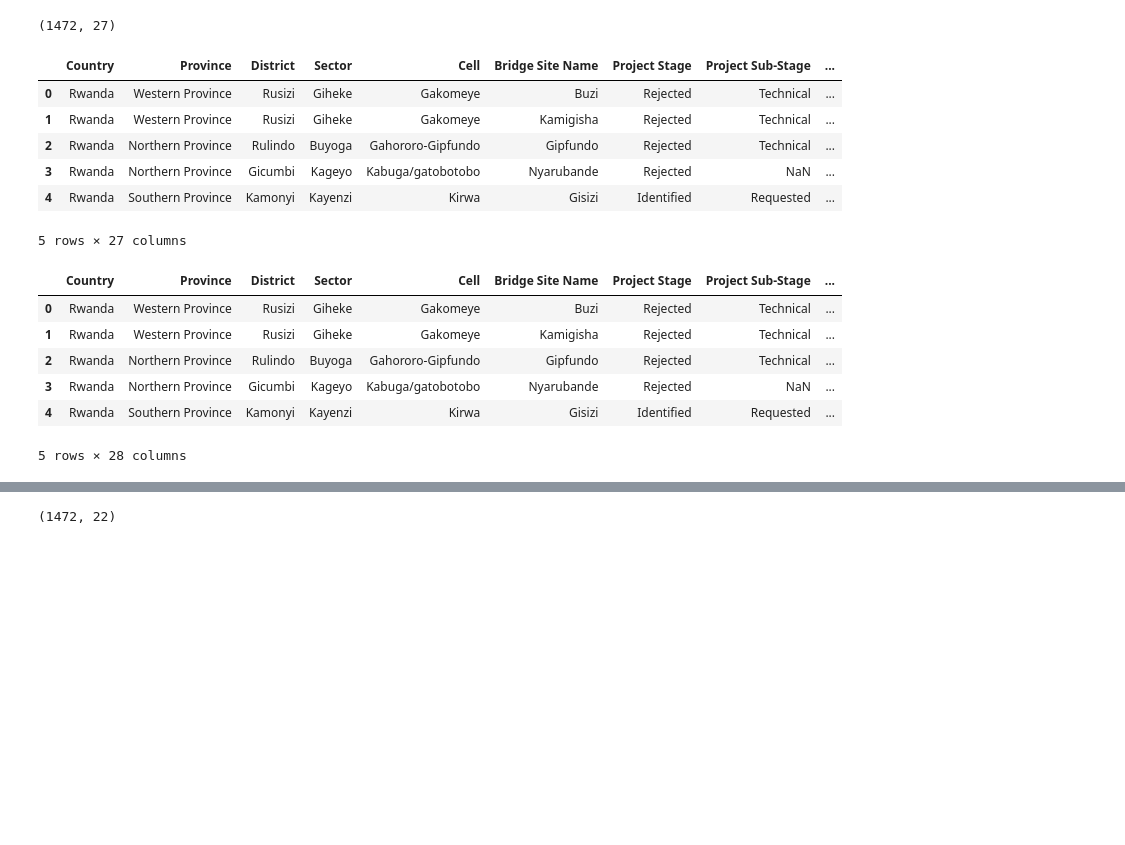
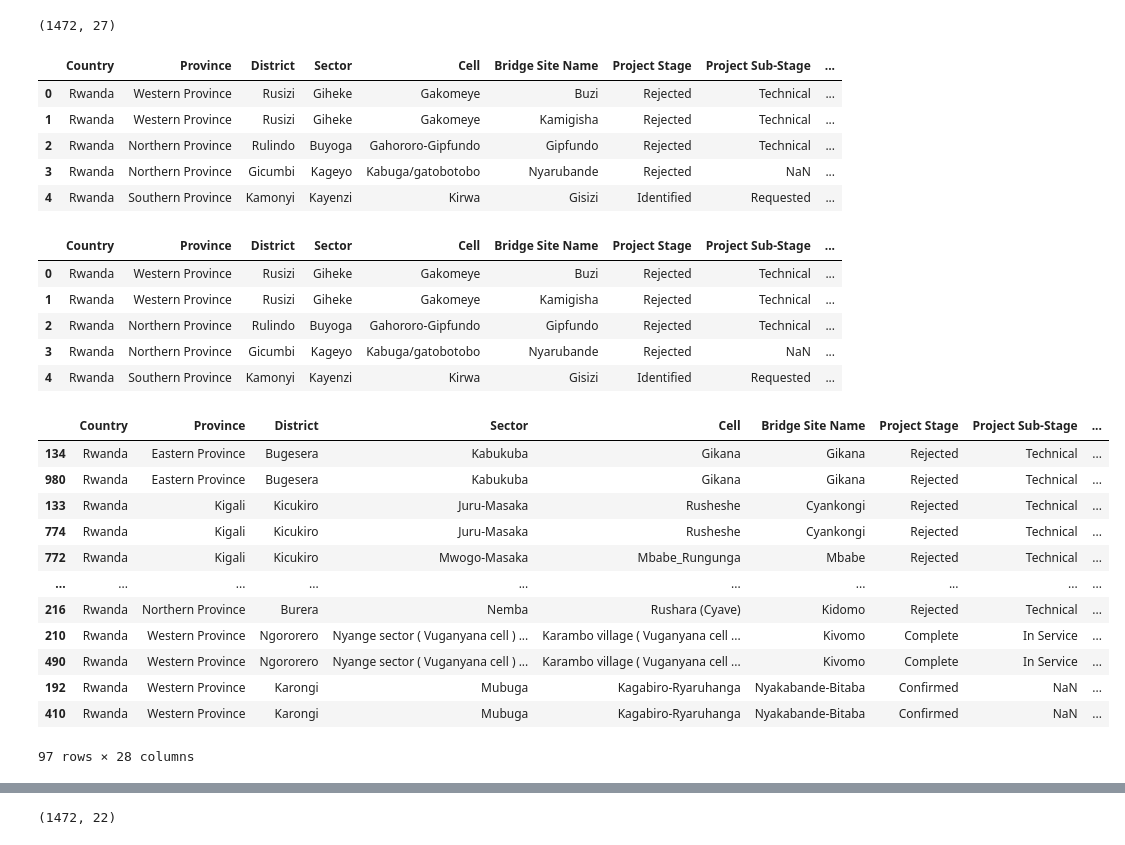
Before and after one commit to BloomTech-Labs/Labs25-Bridges_to_Prosperity-TeamC-ds, a Jupyter notebook: notebooks/b2p_cleaning.ipynb, the cells around one changed output, grey strips where cells are left out. Drawn from its saved outputs; the diff is of its cells as text; code cells hidden in the pictures; blank space fills up the shorter version.

```diff
--- a/notebooks/b2p_cleaning.ipynb
+++ b/notebooks/b2p_cleaning.ipynb
@@ -3,6 +3,7 @@ import pandas as pd
 import seaborn as sns
 # %%
 # Read in Bridge to prosperity data, and save to a dataframe
+pd.set_option('display.max_columns', None)
 file_path = '../B2P Rwanda Site Assessment Data_2020.06.03.csv'
 df = pd.read_csv(file_path, encoding='latin-1')
 print(df.shape)
@@ -15,7 +16,6 @@ df.head()
 | 2 | Rwanda | Northern Province | Rulindo | Buyoga | Gahororo-Gipfundo | Gipfundo | Rejected | Technical | ... |
 | 3 | Rwanda | Northern Province | Gicumbi | Kageyo | Kabuga/gatobotobo | Nyarubande | Rejected | NaN | ... |
 | 4 | Rwanda | Southern Province | Kamonyi | Kayenzi | Kirwa | Gisizi | Identified | Requested | ... |
-5 rows × 27 columns
 # %%
 # extract the dates from the 'Form: Form Name' column to its own date column
 
@@ -33,7 +33,22 @@ df.head()
 | 2 | Rwanda | Northern Province | Rulindo | Buyoga | Gahororo-Gipfundo | Gipfundo | Rejected | Technical | ... |
 | 3 | Rwanda | Northern Province | Gicumbi | Kageyo | Kabuga/gatobotobo | Nyarubande | Rejected | NaN | ... |
 | 4 | Rwanda | Southern Province | Kamonyi | Kayenzi | Kirwa | Gisizi | Identified | Requested | ... |
-5 rows × 28 columns
+# %%
+df[df['Project Code'].duplicated(keep=False)].sort_values(by='Project Code')
+# %% [output]
+|  | Country | Province | District | Sector | Cell | Bridge Site Name | Project Stage | Project Sub-Stage | ... |
+| 134 | Rwanda | Eastern Province | Bugesera | Kabukuba | Gikana | Gikana | Rejected | Technical | ... |
+| 980 | Rwanda | Eastern Province | Bugesera | Kabukuba | Gikana | Gikana | Rejected | Technical | ... |
+| 133 | Rwanda | Kigali | Kicukiro | Juru-Masaka | Rusheshe | Cyankongi | Rejected | Technical | ... |
+| 774 | Rwanda | Kigali | Kicukiro | Juru-Masaka | Rusheshe | Cyankongi | Rejected | Technical | ... |
+| 772 | Rwanda | Kigali | Kicukiro | Mwogo-Masaka | Mbabe_Rungunga | Mbabe | Rejected | Technical | ... |
+| ... | ... | ... | ... | ... | ... | ... | ... | ... | ... |
+| 216 | Rwanda | Northern Province | Burera | Nemba | Rushara (Cyave) | Kidomo | Rejected | Technical | ... |
+| 210 | Rwanda | Western Province | Ngororero | Nyange sector ( Vuganyana cell ) ... | Karambo village ( Vuganyana cell ... | Kivomo | Complete | In Service | ... |
+| 490 | Rwanda | Western Province | Ngororero | Nyange sector ( Vuganyana cell ) ... | Karambo village ( Vuganyana cell ... | Kivomo | Complete | In Service | ... |
+| 192 | Rwanda | Western Province | Karongi | Mubuga | Kagabiro-Ryaruhanga | Nyakabande-Bitaba | Confirmed | NaN | ... |
+| 410 | Rwanda | Western Province | Karongi | Mubuga | Kagabiro-Ryaruhanga | Nyakabande-Bitaba | Confirmed | NaN | ... |
+97 rows × 28 columns
 # %%
 df[df['Bridge Site Name'] == 'Gatare']
 # %% [output]
```
Also changed, not shown: parts of 2 cells of this notebook, 1 other file.
